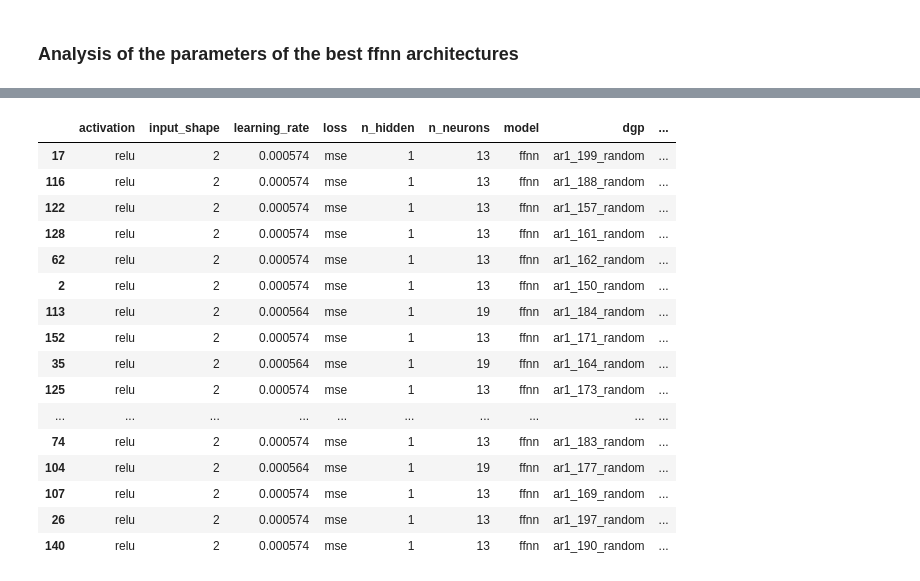
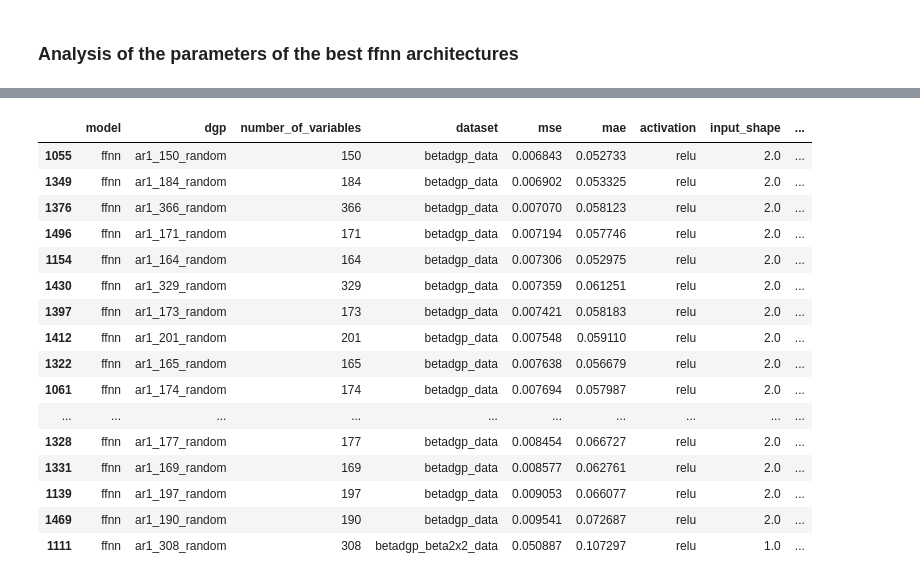
Before and after one commit to dcuoliveira/NN-VAR-Cov-Pred, a Jupyter notebook: src/results_report.ipynb, the cells around one changed output, grey strips where cells are left out. Cells and saved outputs as stored; diff of their text form; code cells hidden in the pictures.

```diff
--- a/src/results_report.ipynb
+++ b/src/results_report.ipynb
@@ -21,7 +21,7 @@ MODEL_TAGS = ["linear_reg", "ffnn"]
 ## 1) Aggregate all results
 # %%
 all_data = []
-ffnn_achitectures = []
+model_summary = []
 idx = 0
 for model_tag in tqdm(MODEL_TAGS,
                       desc="Append all model results"):
@@ -35,26 +35,27 @@ for model_tag in tqdm(MODEL_TAGS,
             data["dgp"] = dgp_name
             data["dataset"] = ds
 
-            if model_tag == "ffnn":
-                mse = mean_squared_error(y_true=data["y"],
-                                         y_pred=data["pred"])
-                mae = mean_absolute_error(y_true=data["y"],
-                                          y_pred=data["pred"])
+            mse = mean_squared_error(y_true=data["y"],
+                                     y_pred=data["pred"])
+            mae = mean_absolute_error(y_true=data["y"],
+                                      y_pred=data["pred"])
 
-                ffnn_tmp = pyutils.load_pkl(path=os.path.join(OUTPUTS_PATH, model_tag, dgp_name, ds + "_model.pickle"))
-                ffnn_tmp["model"] = model_tag
-                ffnn_tmp["dgp"] = dgp_name
-                ffnn_tmp["number_of_variables"] = int(ffnn_tmp['dgp'].split("_")[1])
-                ffnn_tmp["dataset"] = ds
-                ffnn_tmp["mse"] = mse
-                ffnn_tmp["mae"] = mae
+            model_summary_tmp = pyutils.load_pkl(path=os.path.join(OUTPUTS_PATH, model_tag, dgp_name, ds + "_model.pickle"))
+            model_summary_tmp["model"] = model_tag
+            model_summary_tmp["dgp"] = dgp_name
+            model_summary_tmp["number_of_variables"] = int(model_summary_tmp['dgp'].split("_")[1])
+            model_summary_tmp["dataset"] = ds
+            model_summary_tmp["mse"] = mse
+            model_summary_tmp["mae"] = mae
+            if model_tag == "linear_reg":
+                model_summary_tmp['coef'] = str(tuple(map(tuple, model_summary_tmp['coef']))[0])
 
-                ffnn_achitectures.append(pd.DataFrame(ffnn_tmp, index=[idx]))
-                idx += 1
+            model_summary.append(pd.DataFrame(model_summary_tmp, index=[idx]))
+            idx += 1
 
             all_data.append(data)
 all_data_df = pd.concat(all_data, axis=0)
-ffnn_achitectures_df = pd.concat(ffnn_achitectures, axis=0)
+model_summary_df = pd.concat(model_summary, axis=0)
 # %% [markdown]
 ## 2) Compute relevant metrics
 
@@ -117,4 +118,7 @@ Text(0.5, 1.0, 'MAE of the OOS forecast for each test simulation')
 ## 3) Analysis of the chosen FFNN architectures
 
 ### Distribution of the number of hidden units and neurons per unit
+# %%
+ffnn_summary_df = model_summary_df.loc[model_summary_df['model'] == "ffnn"]
+linear_reg_summary_df = model_summary_df.loc[model_summary_df['model'] == "linear_reg"]
 # %%
@@ -158,20 +162,20 @@ ffnn_achitectures_df.sort_values("mse", ascending=True).head(20)
 # %%
-ffnn_achitectures_df.sort_values("mse", ascending=True).tail(20)
+ffnn_summary_df.sort_values("mse", ascending=True).tail(20).dropna(axis=1)
 # %% [output]
-|  | activation | input_shape | learning_rate | loss | n_hidden | n_neurons | model | dgp | ... |
-| 17 | relu | 2 | 0.000574 | mse | 1 | 13 | ffnn | ar1_199_random | ... |
-| 116 | relu | 2 | 0.000574 | mse | 1 | 13 | ffnn | ar1_188_random | ... |
-| 122 | relu | 2 | 0.000574 | mse | 1 | 13 | ffnn | ar1_157_random | ... |
-| 128 | relu | 2 | 0.000574 | mse | 1 | 13 | ffnn | ar1_161_random | ... |
-| 62 | relu | 2 | 0.000574 | mse | 1 | 13 | ffnn | ar1_162_random | ... |
-| 2 | relu | 2 | 0.000574 | mse | 1 | 13 | ffnn | ar1_150_random | ... |
-| 113 | relu | 2 | 0.000564 | mse | 1 | 19 | ffnn | ar1_184_random | ... |
-| 152 | relu | 2 | 0.000574 | mse | 1 | 13 | ffnn | ar1_171_random | ... |
-| 35 | relu | 2 | 0.000564 | mse | 1 | 19 | ffnn | ar1_164_random | ... |
-| 125 | relu | 2 | 0.000574 | mse | 1 | 13 | ffnn | ar1_173_random | ... |
+|  | model | dgp | number_of_variables | dataset | mse | mae | activation | input_shape | ... |
+| 1055 | ffnn | ar1_150_random | 150 | betadgp_data | 0.006843 | 0.052733 | relu | 2.0 | ... |
+| 1349 | ffnn | ar1_184_random | 184 | betadgp_data | 0.006902 | 0.053325 | relu | 2.0 | ... |
+| 1376 | ffnn | ar1_366_random | 366 | betadgp_data | 0.007070 | 0.058123 | relu | 2.0 | ... |
+| 1496 | ffnn | ar1_171_random | 171 | betadgp_data | 0.007194 | 0.057746 | relu | 2.0 | ... |
+| 1154 | ffnn | ar1_164_random | 164 | betadgp_data | 0.007306 | 0.052975 | relu | 2.0 | ... |
+| 1430 | ffnn | ar1_329_random | 329 | betadgp_data | 0.007359 | 0.061251 | relu | 2.0 | ... |
+| 1397 | ffnn | ar1_173_random | 173 | betadgp_data | 0.007421 | 0.058183 | relu | 2.0 | ... |
+| 1412 | ffnn | ar1_201_random | 201 | betadgp_data | 0.007548 | 0.059110 | relu | 2.0 | ... |
+| 1322 | ffnn | ar1_165_random | 165 | betadgp_data | 0.007638 | 0.056679 | relu | 2.0 | ... |
+| 1061 | ffnn | ar1_174_random | 174 | betadgp_data | 0.007694 | 0.057987 | relu | 2.0 | ... |
 | ... | ... | ... | ... | ... | ... | ... | ... | ... | ... |
-| 74 | relu | 2 | 0.000574 | mse | 1 | 13 | ffnn | ar1_183_random | ... |
-| 104 | relu | 2 | 0.000564 | mse | 1 | 19 | ffnn | ar1_177_random | ... |
-| 107 | relu | 2 | 0.000574 | mse | 1 | 13 | ffnn | ar1_169_random | ... |
-| 26 | relu | 2 | 0.000574 | mse | 1 | 13 | ffnn | ar1_197_random | ... |
-| 140 | relu | 2 | 0.000574 | mse | 1 | 13 | ffnn | ar1_190_random | ... |
+| 1328 | ffnn | ar1_177_random | 177 | betadgp_data | 0.008454 | 0.066727 | relu | 2.0 | ... |
+| 1331 | ffnn | ar1_169_random | 169 | betadgp_data | 0.008577 | 0.062761 | relu | 2.0 | ... |
+| 1139 | ffnn | ar1_197_random | 197 | betadgp_data | 0.009053 | 0.066077 | relu | 2.0 | ... |
+| 1469 | ffnn | ar1_190_random | 190 | betadgp_data | 0.009541 | 0.072687 | relu | 2.0 | ... |
+| 1111 | ffnn | ar1_308_random | 308 | betadgp_beta2x2_data | 0.050887 | 0.107297 | relu | 1.0 | ... |
```
Also changed, not shown: parts of 20 cells of this notebook.
